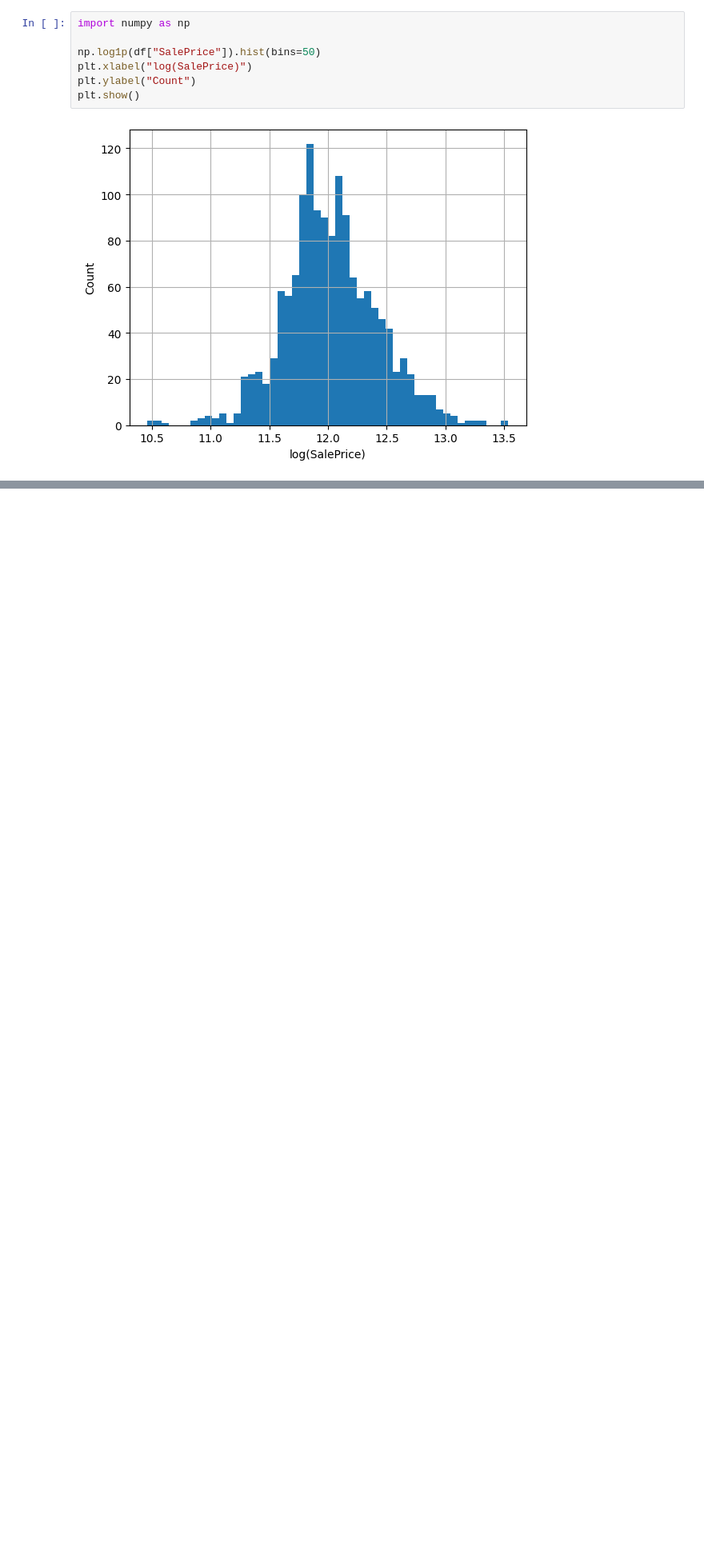
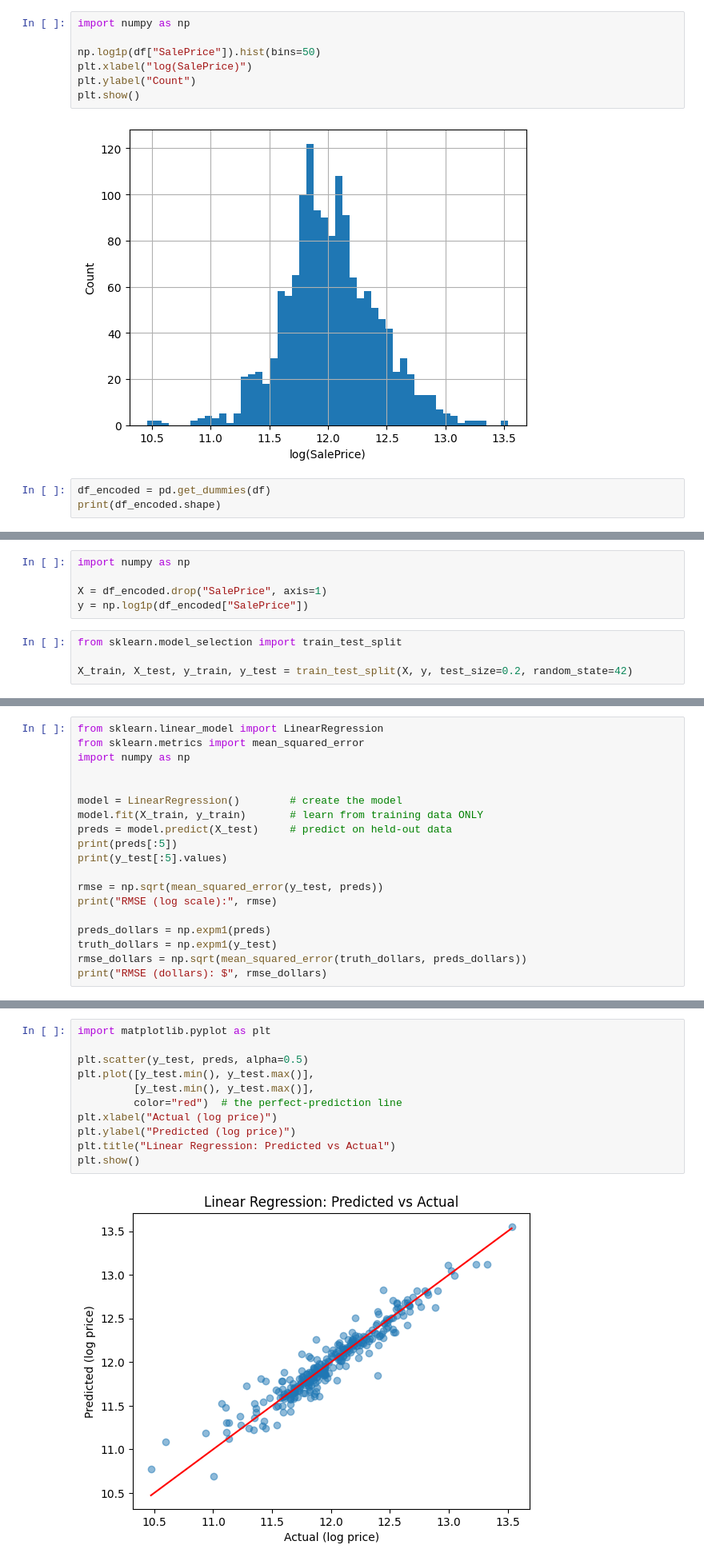
Before and after one commit to Jappieboef/housing-prediction-model, a Jupyter notebook: notebooks/explore.ipynb, the cells around one changed output, grey strips where cells are left out. Shown at 80% size. Cells and saved outputs as stored; diff of their text form; blank space fills up the shorter version.

```diff
--- a/notebooks/explore.ipynb
+++ b/notebooks/explore.ipynb
@@ -79,3 +79,6 @@ plt.ylabel("Count")
 plt.show()
 # %% [output]
 [figure]
+# %%
+df_encoded = pd.get_dummies(df)
+print(df_encoded.shape)
@@ -81,0 +87,9 @@ plt.show()
+# %%
+import numpy as np
+
+X = df_encoded.drop("SalePrice", axis=1)
+y = np.log1p(df_encoded["SalePrice"])
+# %%
+from sklearn.model_selection import train_test_split
+
+X_train, X_test, y_train, y_test = train_test_split(X, y, test_size=0.2, random_state=42)
@@ -81,0 +100,19 @@ plt.show()
+# %%
+from sklearn.linear_model import LinearRegression
+from sklearn.metrics import mean_squared_error
+import numpy as np
+
+
+model = LinearRegression()        # create the model
+model.fit(X_train, y_train)       # learn from training data ONLY
+preds = model.predict(X_test)     # predict on held-out data
+print(preds[:5])
+print(y_test[:5].values)
+
+rmse = np.sqrt(mean_squared_error(y_test, preds))
+print("RMSE (log scale):", rmse)
+
+preds_dollars = np.expm1(preds)
+truth_dollars = np.expm1(y_test)
+rmse_dollars = np.sqrt(mean_squared_error(truth_dollars, preds_dollars))
+print("RMSE (dollars): $", rmse_dollars)
@@ -81,0 +135,13 @@ plt.show()
+# %%
+import matplotlib.pyplot as plt
+
+plt.scatter(y_test, preds, alpha=0.5)
+plt.plot([y_test.min(), y_test.max()],
+         [y_test.min(), y_test.max()],
+         color="red")  # the perfect-prediction line
+plt.xlabel("Actual (log price)")
+plt.ylabel("Predicted (log price)")
+plt.title("Linear Regression: Predicted vs Actual")
+plt.show()
+# %% [output]
+[figure, added]
```
Also changed, not shown: parts of 8 cells of this notebook.
